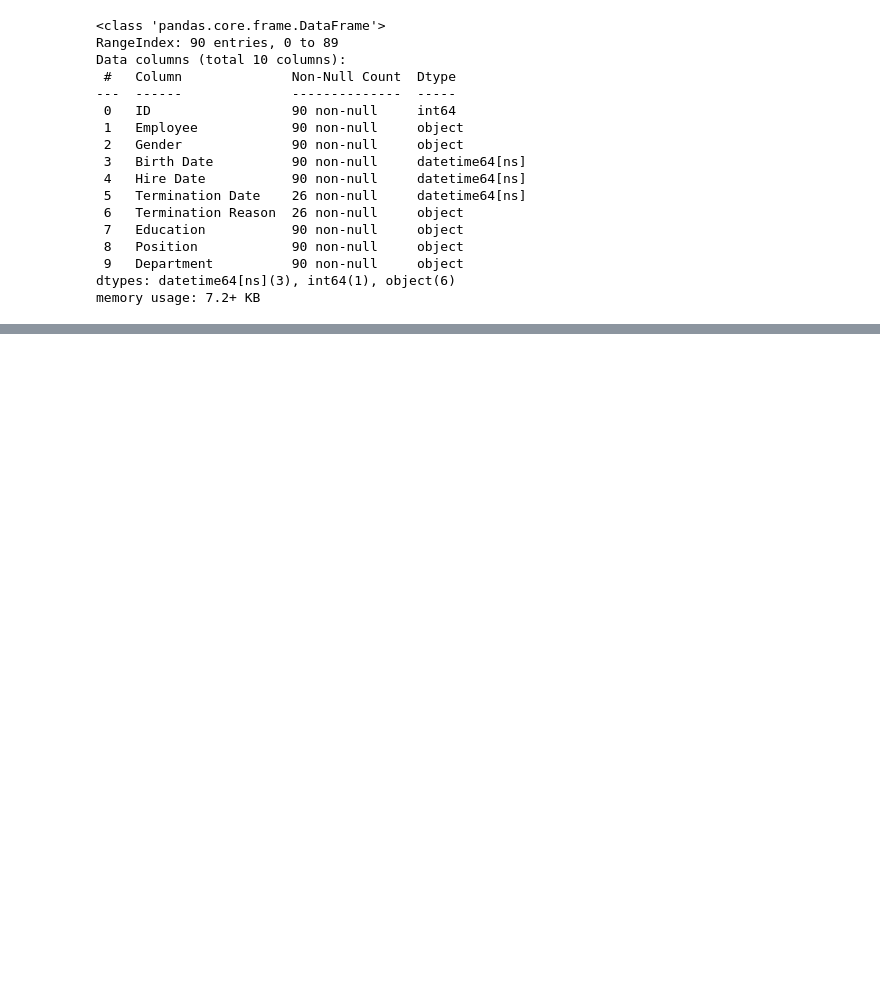
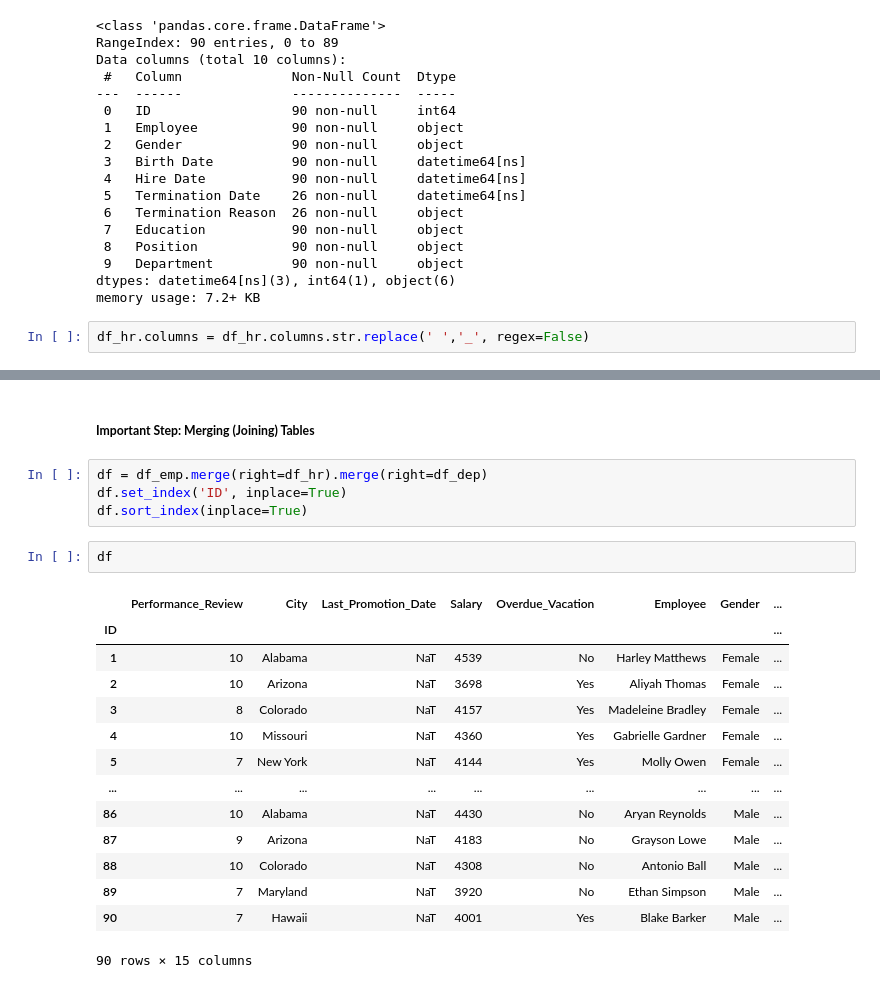
Before and after one commit to arduinto/HRAnalytics, a Jupyter notebook: KPIAnalytics.ipynb, the cells around one changed output, grey strips where cells are left out. Cells and saved outputs as stored; diff of their text form; blank space fills up the shorter version.

Commit message:
Gender Column

```diff
--- a/KPIAnalytics.ipynb
+++ b/KPIAnalytics.ipynb
@@ -196,3 +196,5 @@ Data columns (total 10 columns):
  9   Department          90 non-null     object
 dtypes: datetime64[ns](3), int64(1), object(6)
 memory usage: 7.2+ KB
+# %%
+df_hr.columns = df_hr.columns.str.replace(' ','_', regex=False)
@@ -198,0 +215,23 @@ memory usage: 7.2+ KB
+# %% [markdown]
+##### __Important Step: Merging (Joining) Tables__
+# %%
+df = df_emp.merge(right=df_hr).merge(right=df_dep)
+df.set_index('ID', inplace=True)
+df.sort_index(inplace=True)
+# %%
+df
+# %% [output]
+|  | Performance_Review | City | Last_Promotion_Date | Salary | Overdue_Vacation | Employee | Gender | ... |
+| ID |  |  |  |  |  |  |  | ... |
+| 1 | 10 | Alabama | NaT | 4539 | No | Harley Matthews | Female | ... |
+| 2 | 10 | Arizona | NaT | 3698 | Yes | Aliyah Thomas | Female | ... |
+| 3 | 8 | Colorado | NaT | 4157 | Yes | Madeleine Bradley | Female | ... |
+| 4 | 10 | Missouri | NaT | 4360 | Yes | Gabrielle Gardner | Female | ... |
+| 5 | 7 | New York | NaT | 4144 | Yes | Molly Owen | Female | ... |
+| ... | ... | ... | ... | ... | ... | ... | ... | ... |
+| 86 | 10 | Alabama | NaT | 4430 | No | Aryan Reynolds | Male | ... |
+| 87 | 9 | Arizona | NaT | 4183 | No | Grayson Lowe | Male | ... |
+| 88 | 10 | Colorado | NaT | 4308 | No | Antonio Ball | Male | ... |
+| 89 | 7 | Maryland | NaT | 3920 | No | Ethan Simpson | Male | ... |
+| 90 | 7 | Hawaii | NaT | 4001 | Yes | Blake Barker | Male | ... |
+90 rows × 15 columns
```
Also changed, not shown: parts of 3 cells of this notebook.
